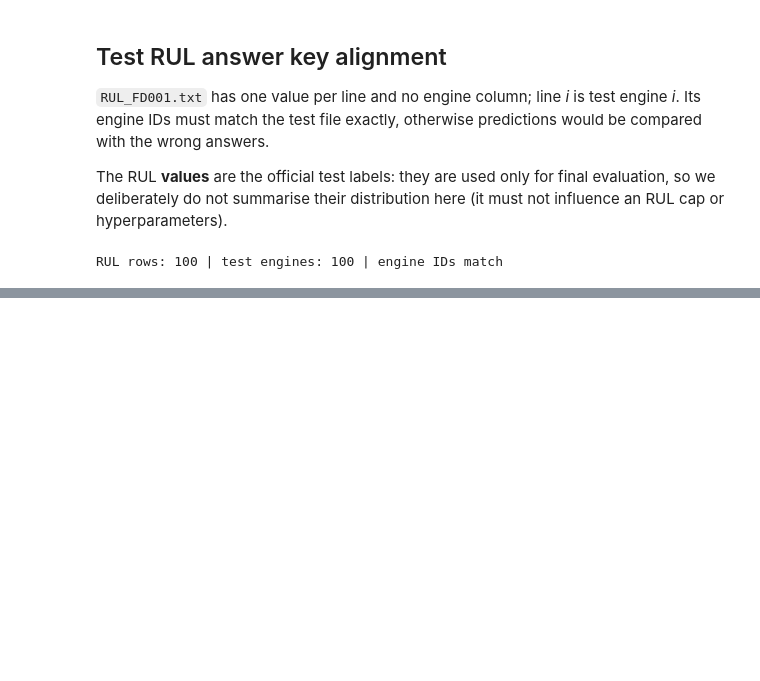
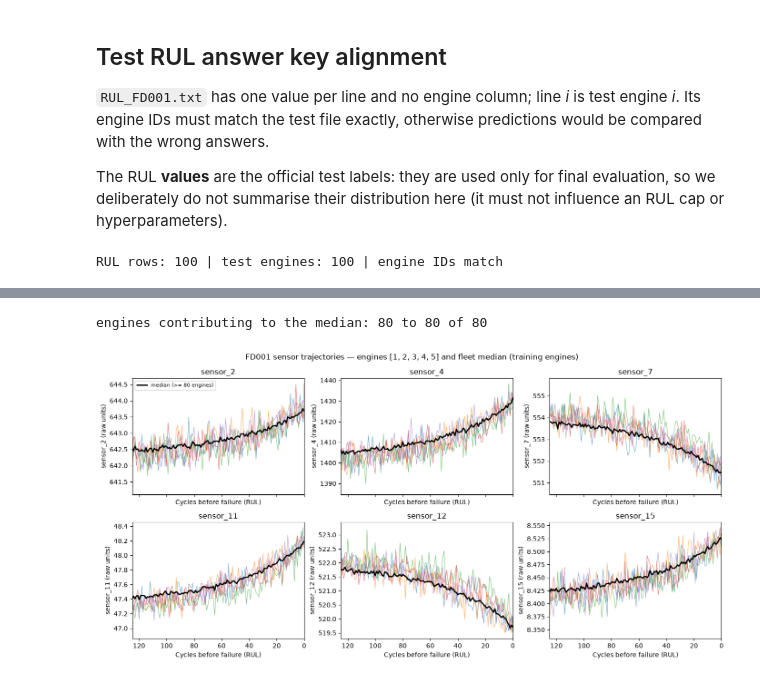
Before and after one commit to Srijan76-code/aml_rul_project, a Jupyter notebook: notebooks/01_eda.ipynb, the cells around one changed output, grey strips where cells are left out. Cells and saved outputs as stored; diff of their text form; code cells hidden in the pictures; blank space fills up the shorter version.

```diff
--- a/notebooks/01_eda.ipynb
+++ b/notebooks/01_eda.ipynb
@@ -127,0 +132,45 @@ RUL rows: 100 | test engines: 100 | engine IDs match
+# %%
+import matplotlib.pyplot as plt
+import pandas as pd
+
+from rul_prediction.data import SENSOR_COLUMNS, SETTING_COLUMNS
+from rul_prediction.features import NEAR_CONSTANT_SHARE, select_informative_sensors
+from rul_prediction.splits import split_by_engine, split_engine_ids
+from rul_prediction.targets import add_train_rul
+
+FIGURES_DIR = PROJECT_ROOT / "reports" / "figures"
+FIGURES_DIR.mkdir(parents=True, exist_ok=True)
+
+labelled = add_train_rul(train)
+train_ids, val_ids = split_engine_ids(labelled["engine_id"])
+train_df, _ = split_by_engine(labelled, val_ids)
+
+PLOT_SENSORS = ["sensor_2", "sensor_4", "sensor_7", "sensor_11", "sensor_12", "sensor_15"]
+EXAMPLE_ENGINES = train_ids[:5]
+# Engines live 128-362 cycles, so at RUL 200 only about half contribute to the
+# median. Stop where nearly all training engines still have history.
+MAX_RUL_SHOWN = 125
+
+engines_per_rul = train_df[train_df["rul"] <= MAX_RUL_SHOWN].groupby("rul")["engine_id"].nunique()
+min_engines = int(engines_per_rul.min())
+print(f"engines contributing to the median: {min_engines} to {int(engines_per_rul.max())} of {len(train_ids)}")
+
+fig, axes = plt.subplots(2, 3, figsize=(14, 7), sharex=True)
+for ax, sensor in zip(axes.flat, PLOT_SENSORS):
+    for engine_id in EXAMPLE_ENGINES:
+        engine = train_df[train_df["engine_id"] == engine_id]
+        ax.plot(engine["rul"], engine[sensor], linewidth=0.8, alpha=0.6)
+    fleet_median = train_df[train_df["rul"] <= MAX_RUL_SHOWN].groupby("rul")[sensor].median()
+    ax.plot(fleet_median.index, fleet_median, color="black", linewidth=2, label=f"median (>= {min_engines} engines)")
+    ax.set_xlim(MAX_RUL_SHOWN, 0)
+    ax.set_title(sensor)
+    ax.set_xlabel("Cycles before failure (RUL)")
+    ax.set_ylabel(f"{sensor} (raw units)")
+axes.flat[0].legend(fontsize=8)
+fig.suptitle(f"FD001 sensor trajectories — engines {EXAMPLE_ENGINES} and fleet median (training engines)")
+fig.tight_layout()
+fig.savefig(FIGURES_DIR / "eda_sensor_trajectories.png", dpi=150)
+plt.show()
+# %% [output]
+engines contributing to the median: 80 to 80 of 80
+[figure, added]
```
Also changed, not shown: parts of 6 cells of this notebook, 8 other files.
